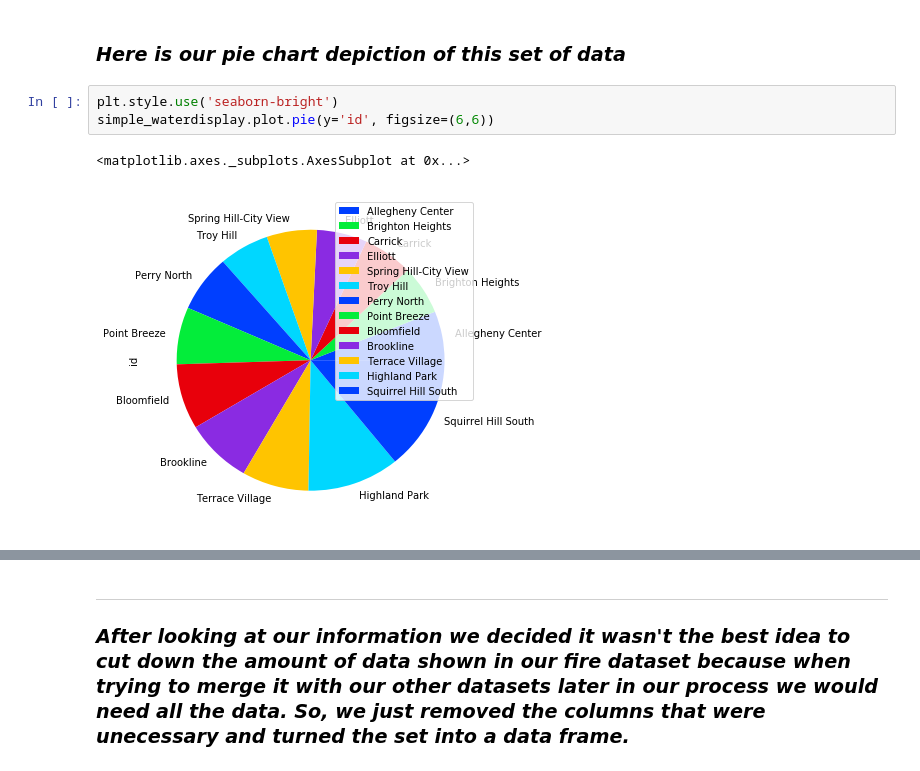
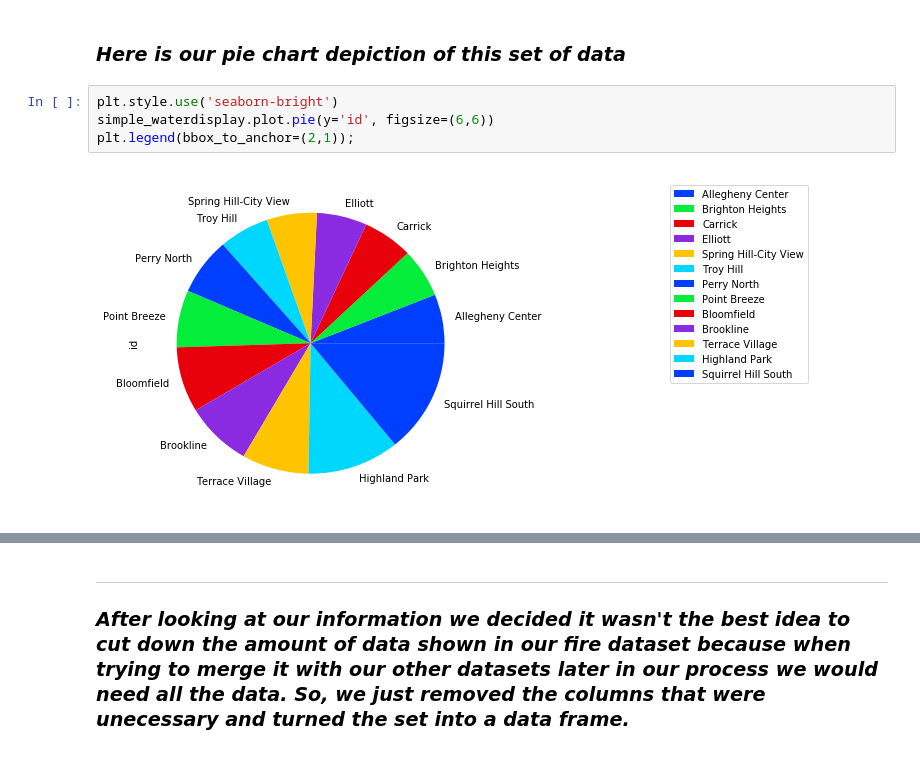
Before and after one commit to Garcia-Bela/FinalLabProject, a Jupyter notebook: TheProof.ipynb, the cells around one changed output, grey strips where cells are left out. Saved outputs shown, nothing was run; the diff lists cells and outputs as text.

```diff
--- a/TheProof.ipynb
+++ b/TheProof.ipynb
@@ -201,9 +201,9 @@ simple_waterdisplay
 # %%
 plt.style.use('seaborn-bright')
 simple_waterdisplay.plot.pie(y='id', figsize=(6,6))
+plt.legend(bbox_to_anchor=(2,1));
 # %% [output]
-<matplotlib.axes._subplots.AxesSubplot at 0x...>
-[figure, old version]
+[figure, new version]
 # %% [markdown]
 ![alt text](https://media.giphy.com/media/F4w8zTcuwntv2/giphy.gif "WATER")
 # %% [markdown]
```
Also changed, not shown: parts of 4 cells of this notebook.
